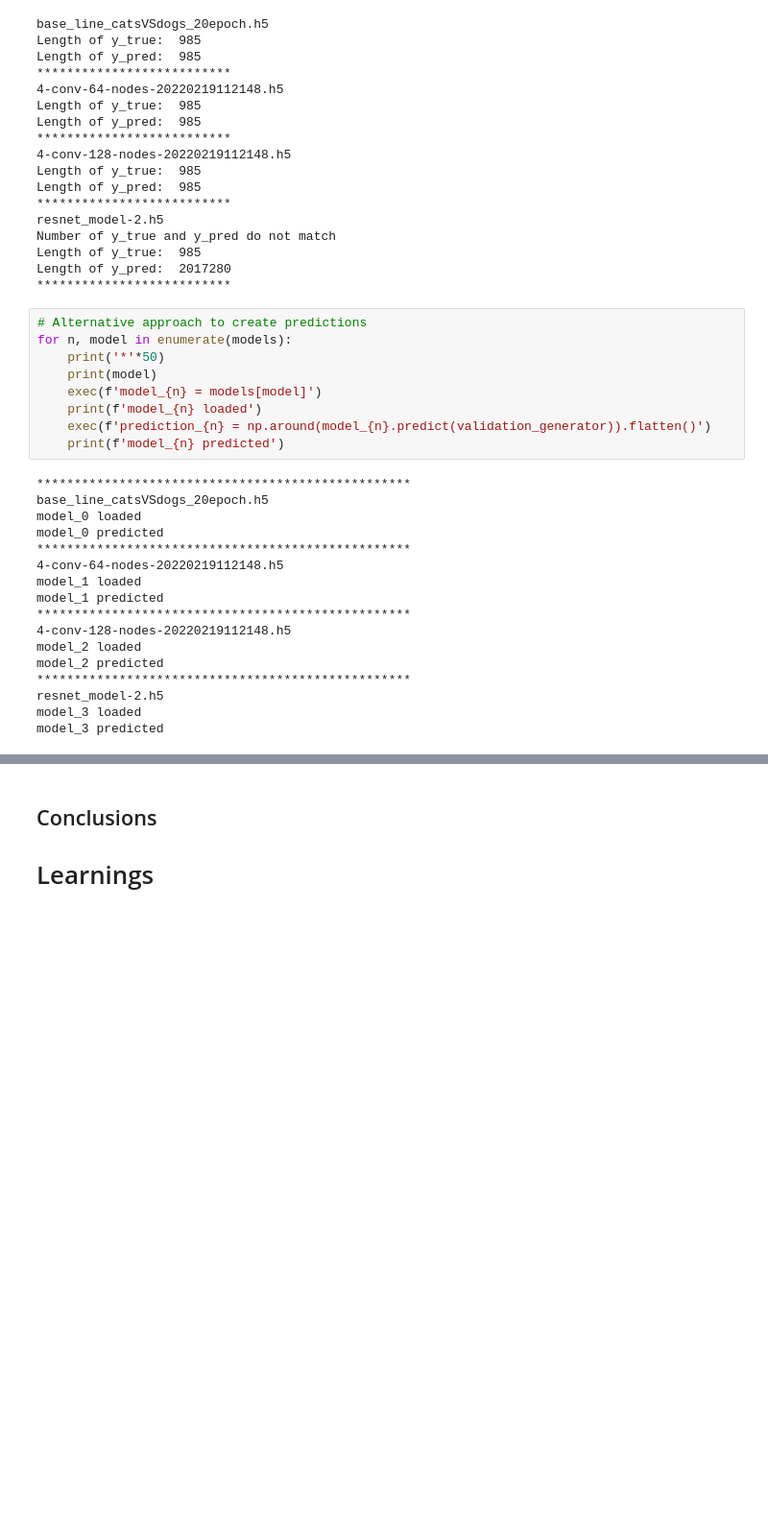
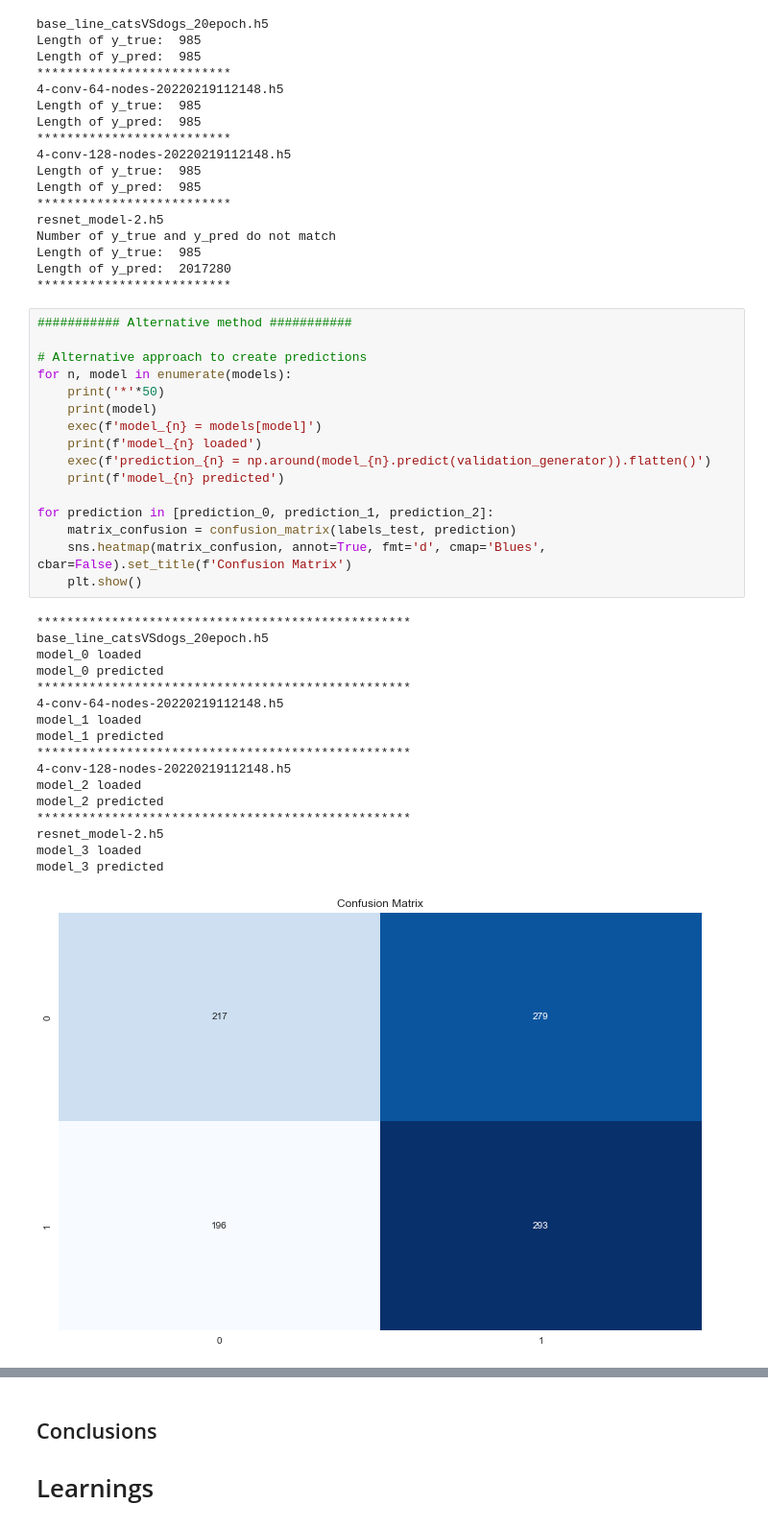
Before and after one commit to bernardo-cruz/BigdataBootcampChallenge, a Jupyter notebook: comparison.ipynb, the cells around one changed output, grey strips where cells are left out. Shown at 96% size. Drawn from its saved outputs; the diff is of its cells as text; blank space fills up the shorter version.

```diff
--- a/comparison.ipynb
+++ b/comparison.ipynb
@@ -156,28 +155,36 @@ Length of y_true:  985
 Length of y_pred:  2017280
 **************************
 # %%
+########### Alternative method ###########
+
 # Alternative approach to create predictions
 for n, model in enumerate(models):
     print('*'*50)
     print(model)
     exec(f'model_{n} = models[model]')
     print(f'model_{n} loaded')
     exec(f'prediction_{n} = np.around(model_{n}.predict(validation_generator)).flatten()')
     print(f'model_{n} predicted')
+
+for prediction in [prediction_0, prediction_1, prediction_2]:
+    matrix_confusion = confusion_matrix(labels_test, prediction)
+    sns.heatmap(matrix_confusion, annot=True, fmt='d', cmap='Blues', cbar=False).set_title(f'Confusion Matrix')
+    plt.show()
 # %% [output]
 **************************************************
 base_line_catsVSdogs_20epoch.h5
 model_0 loaded
 model_0 predicted
 **************************************************
 4-conv-64-nodes-20220219112148.h5
 model_1 loaded
 model_1 predicted
 **************************************************
 4-conv-128-nodes-20220219112148.h5
 model_2 loaded
 model_2 predicted
 **************************************************
 resnet_model-2.h5
 model_3 loaded
 model_3 predicted
+[figure, added]
```
Also changed, not shown: parts of 5 cells of this notebook.
